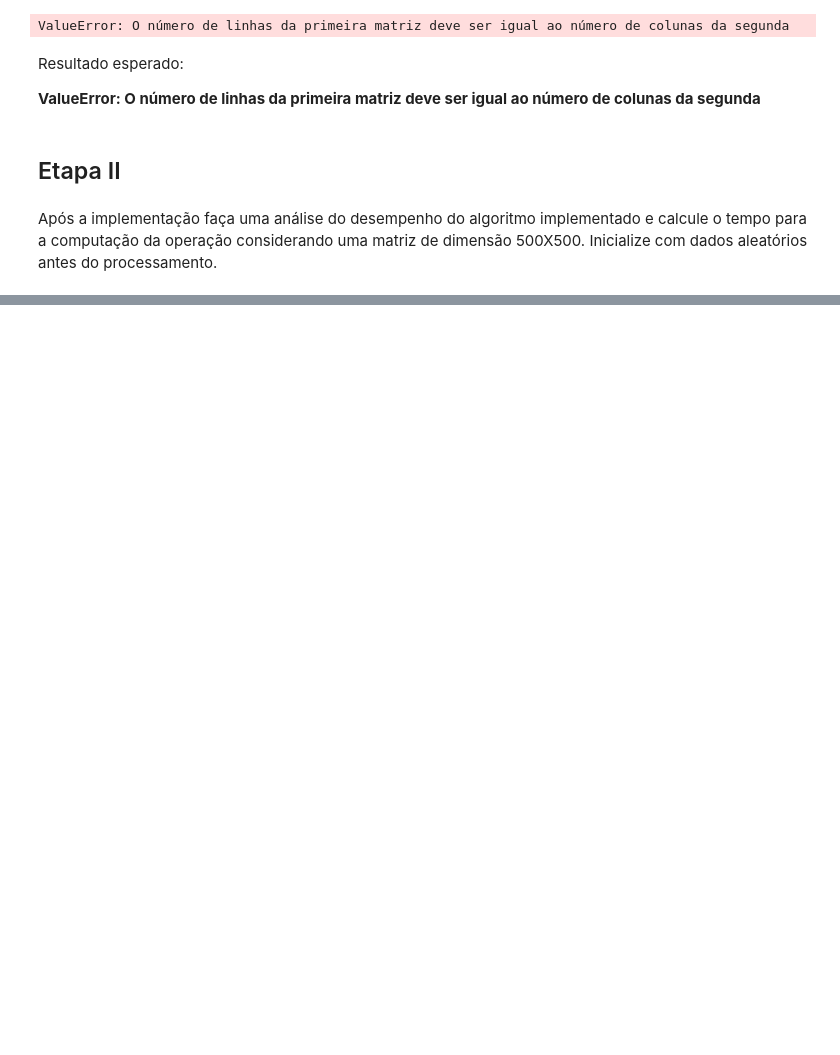
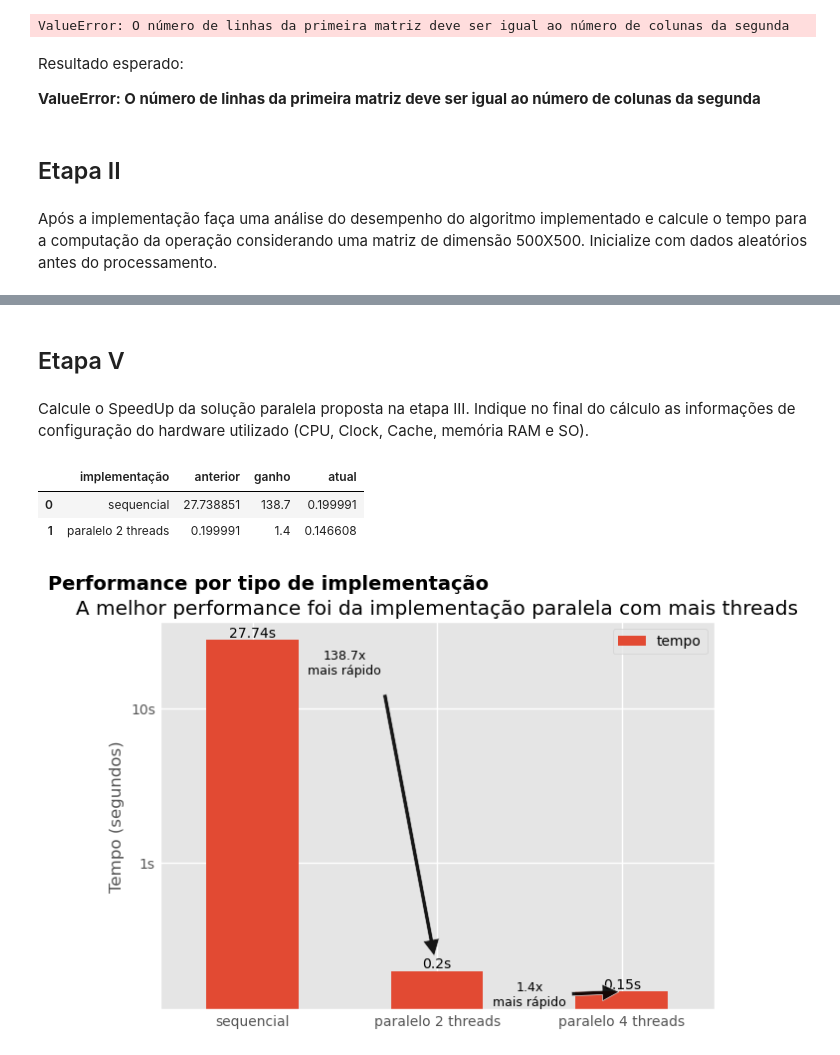
Before and after one commit to olucaslopes/PUC, a Jupyter notebook: Sistemas Distribuídos/Atividades/Computação Paralela em Python/Experimento-01-LucasLopesAmorim.ipynb, the cells around one changed output, grey strips where cells are left out. Cells and saved outputs as stored; diff of their text form; code cells hidden in the pictures; blank space fills up the shorter version.

```diff
--- a/Sistemas Distribuídos/Atividades/Computação Paralela em Python/Experimento-01-LucasLopesAmorim.ipynb
+++ b/Sistemas Distribuídos/Atividades/Computação Paralela em Python/Experimento-01-LucasLopesAmorim.ipynb
@@ -153,0 +206,9 @@ Tempo de execução: 25.62
+# %%
+conjuntos_threads = [2, 4, 9]
+for num_thread in conjuntos_threads:
+    set_num_threads(num_thread)
+    start_time = time.time()
+    result = MM_numba_parallel(np.array(A), np.array(B))
+    final_time_py_numba = time.time() - start_time
+    tempo_por_implementacao[f'paralelo {num_thread} threads'] = final_time_py_numba
+    print(f'Tempo de execução para {num_thread} threads: {final_time_py_numba:.2f} segundos')
@@ -153,0 +221,41 @@ Tempo de execução: 25.62
+# %% [markdown]
+## Etapa V
+# %% [markdown]
+Calcule o SpeedUp da solução paralela proposta na etapa III. Indique no final do cálculo as informações de configuração do hardware utilizado (CPU, Clock, Cache, memória RAM e SO).
+# %%
+import pandas as pd
+import matplotlib.pyplot as plt
+plt.style.use('ggplot')
+# %%
+df = pd.DataFrame(tempo_por_implementacao.items(), columns=['implementação', 'tempo'])
+# %%
+ganho_velocidade = df.copy()
+ganho_velocidade = df.assign(
+    ganho=(ganho_velocidade['tempo'] / ganho_velocidade['tempo'].shift(-1)).round(1),
+    atual=ganho_velocidade['tempo'].shift(-1)
+    ).rename(columns={'tempo':'anterior'}).dropna(axis=0)
+# %%
+ganho_velocidade
+# %% [output]
+|  | implementação | anterior | ganho | atual |
+| 0 | sequencial | 27.738851 | 138.7 | 0.199991 |
+| 1 | paralelo 2 threads | 0.199991 | 1.4 | 0.146608 |
+# %%
+ax = df.plot(x='implementação', y='tempo', kind='bar')
+for container in ax.containers:
+    labels = [f'{i}s' for i in container.datavalues.round(2)]
+    ax.bar_label(container, labels, fmt='%d')
+plt.suptitle('Performance por tipo de implementação', weight='bold', x=0.25, size=14)
+plt.title('A melhor performance foi da implementação paralela com mais threads',)
+plt.yscale('log')
+plt.ylabel('Tempo (segundos)')
+plt.yticks([10**k for k in range(2)], [f'{10**k}s' for k in range(2)])
+plt.xlabel('')
+plt.xticks(rotation=0)
+zip_items = zip(ganho_velocidade['ganho'], ganho_velocidade['anterior'], ganho_velocidade['atual'])
+for index, (ganho, anterior, atual) in enumerate(zip_items):
+    plt.annotate(f'{ganho}x\nmais rápido', xy=(index+1, atual), xytext=(index+0.5, anterior*0.6),
+                arrowprops=dict(facecolor='black', shrink=0.05, width=3, alpha=0.9), ha='center', size=9)
+plt.show()
+# %% [output]
+[figure, added]
```
Also changed, not shown: parts of 20 cells of this notebook.
